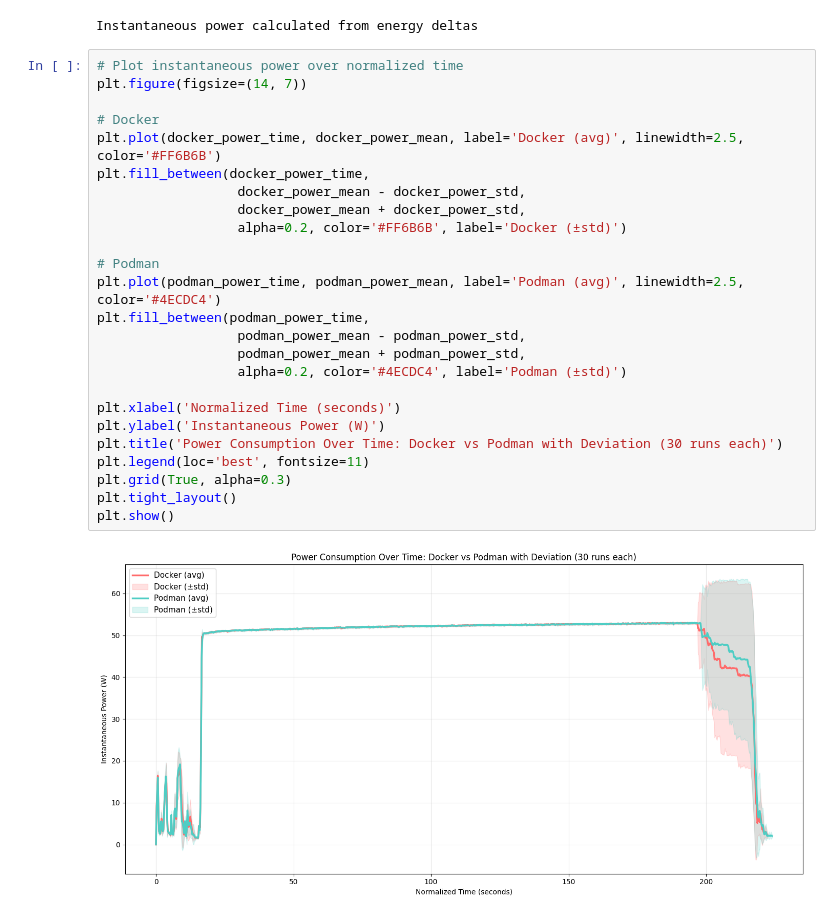
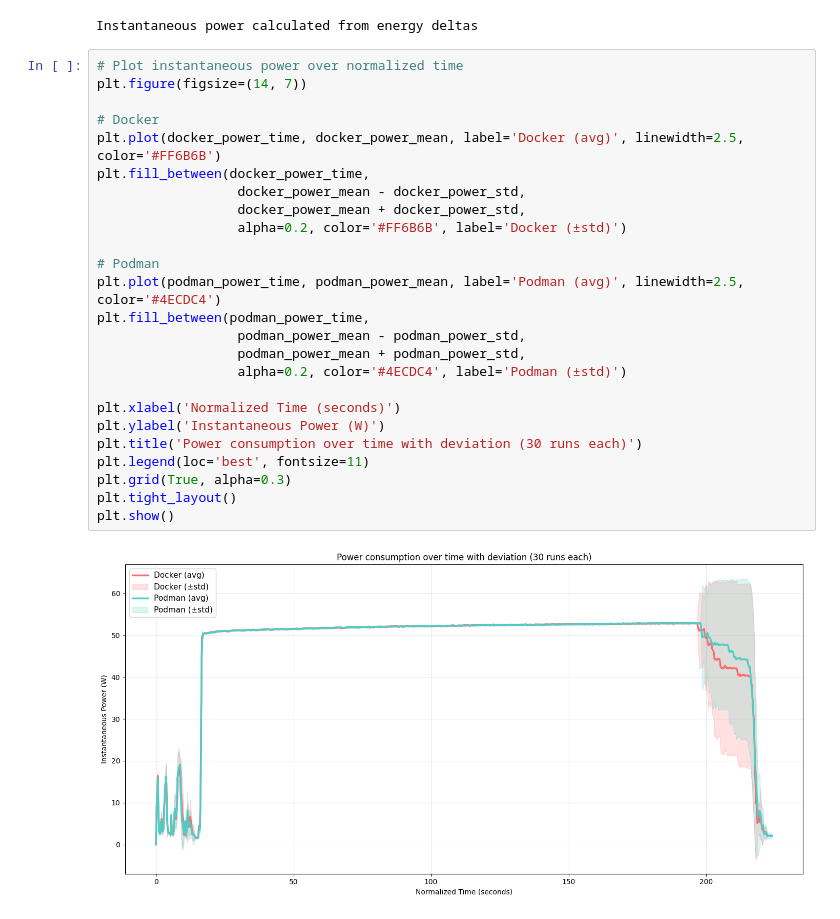
Before and after one commit to KaspervanM/course_sustainableSE-group-10-measurement, a Jupyter notebook: analysis.ipynb, the cells around one changed output. Saved outputs shown, nothing was run; the diff lists cells and outputs as text.

```diff
--- a/analysis.ipynb
+++ b/analysis.ipynb
@@ -515,27 +492,27 @@ Instantaneous power calculated from energy deltas
 # %%
 # Plot instantaneous power over normalized time
 plt.figure(figsize=(14, 7))
 
 # Docker
 plt.plot(docker_power_time, docker_power_mean, label='Docker (avg)', linewidth=2.5, color='#FF6B6B')
 plt.fill_between(docker_power_time,
                   docker_power_mean - docker_power_std,
                   docker_power_mean + docker_power_std,
                   alpha=0.2, color='#FF6B6B', label='Docker (±std)')
 
 # Podman
 plt.plot(podman_power_time, podman_power_mean, label='Podman (avg)', linewidth=2.5, color='#4ECDC4')
 plt.fill_between(podman_power_time,
                   podman_power_mean - podman_power_std,
                   podman_power_mean + podman_power_std,
                   alpha=0.2, color='#4ECDC4', label='Podman (±std)')
 
 plt.xlabel('Normalized Time (seconds)')
 plt.ylabel('Instantaneous Power (W)')
-plt.title('Power Consumption Over Time: Docker vs Podman with Deviation (30 runs each)')
+plt.title('Power consumption over time with deviation (30 runs each)')
 plt.legend(loc='best', fontsize=11)
 plt.grid(True, alpha=0.3)
 plt.tight_layout()
 plt.show()
 # %% [output]
-[figure, old version]
+[figure, new version]
```
Also changed, not shown: parts of 9 cells of this notebook.
